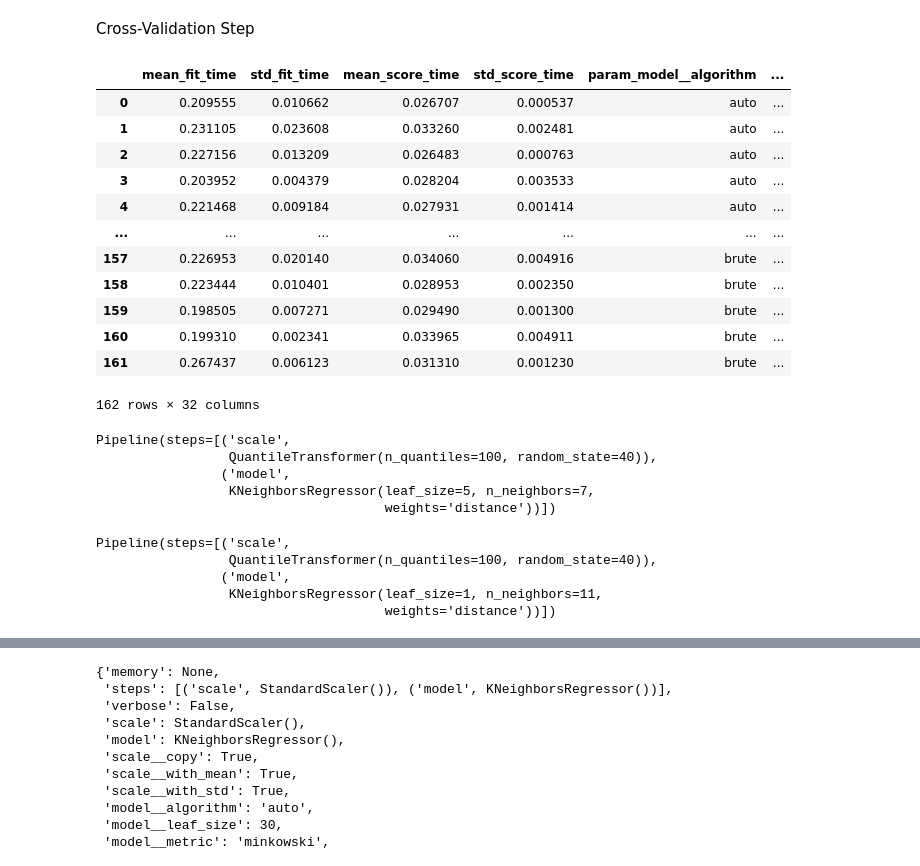
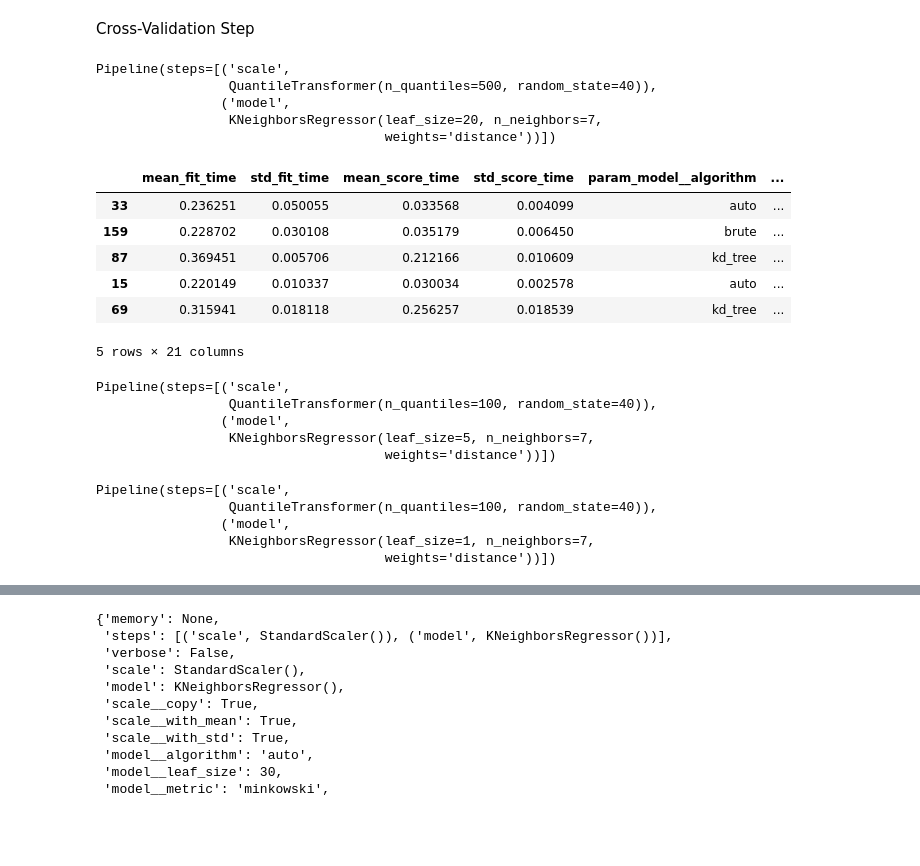
Before and after one commit to NikkiShah93/Python, a Jupyter notebook: MLProjects/SupervisedLearning/KNR.ipynb, the cells around one changed output, grey strips where cells are left out. Cells and saved outputs as stored; diff of their text form; code cells hidden in the pictures; blank space fills up the shorter version.

Commit message:
improved the model

```diff
--- a/MLProjects/SupervisedLearning/KNR.ipynb
+++ b/MLProjects/SupervisedLearning/KNR.ipynb
@@ -170,29 +170,28 @@ grid_params = {'scale__n_quantiles':[500, 700, 900],
 ## and the actual cross-validation
 ## with 3 folds
 gc = GridSearchCV(pipe, param_grid=grid_params,
-                scoring={'precision':make_scorer(precision_score), 'recall_score':make_scorer(recall_score)},
-                 cv=3, return_train_score=True, refit='precision')
+                cv=3, return_train_score=True)
 gc.fit(X_train, y_train)
 best_model = gc.best_estimator_
 ## checking the params picked
 ## and moving to the direction of the best estimators
 best_model
+# %% [output]
+Pipeline(steps=[('scale',
+                 QuantileTransformer(n_quantiles=500, random_state=40)),
+                ('model',
+                 KNeighborsRegressor(leaf_size=20, n_neighbors=7,
+                                     weights='distance'))])
 # %%
-pd.DataFrame(gc.cv_results_)#.sort_values('rank_test_score').head()
+pd.DataFrame(gc.cv_results_).sort_values('rank_test_score').head()
 # %% [output]
 |  | mean_fit_time | std_fit_time | mean_score_time | std_score_time | param_model__algorithm | ... |
-| 0 | 0.209555 | 0.010662 | 0.026707 | 0.000537 | auto | ... |
-| 1 | 0.231105 | 0.023608 | 0.033260 | 0.002481 | auto | ... |
-| 2 | 0.227156 | 0.013209 | 0.026483 | 0.000763 | auto | ... |
-| 3 | 0.203952 | 0.004379 | 0.028204 | 0.003533 | auto | ... |
-| 4 | 0.221468 | 0.009184 | 0.027931 | 0.001414 | auto | ... |
-| ... | ... | ... | ... | ... | ... | ... |
-| 157 | 0.226953 | 0.020140 | 0.034060 | 0.004916 | brute | ... |
-| 158 | 0.223444 | 0.010401 | 0.028953 | 0.002350 | brute | ... |
-| 159 | 0.198505 | 0.007271 | 0.029490 | 0.001300 | brute | ... |
-| 160 | 0.199310 | 0.002341 | 0.033965 | 0.004911 | brute | ... |
-| 161 | 0.267437 | 0.006123 | 0.031310 | 0.001230 | brute | ... |
+| 33 | 0.236251 | 0.050055 | 0.033568 | 0.004099 | auto | ... |
+| 159 | 0.228702 | 0.030108 | 0.035179 | 0.006450 | brute | ... |
+| 87 | 0.369451 | 0.005706 | 0.212166 | 0.010609 | kd_tree | ... |
+| 15 | 0.220149 | 0.010337 | 0.030034 | 0.002578 | auto | ... |
+| 69 | 0.315941 | 0.018118 | 0.256257 | 0.018539 | kd_tree | ... |
-162 rows × 32 columns
+5 rows × 21 columns
 # %%
 ## 2nd try
 grid_params_2 = {'scale__n_quantiles':[100, 300, 500],
@@ -217,7 +216,7 @@ Pipeline(steps=[('scale',
 # %%
 ## 3rd try
 grid_params_3 = {'scale__n_quantiles':[50, 70, 100],
-               'model__n_neighbors':[11, 13, 15],
+               'model__n_neighbors':[3, 5, 7],
                'model__weights':['distance'],
                'model__leaf_size':[1, 3, 5],
                'model__algorithm' : ['auto']
@@ -233,7 +232,7 @@ best_model
 Pipeline(steps=[('scale',
                  QuantileTransformer(n_quantiles=100, random_state=40)),
                 ('model',
-                 KNeighborsRegressor(leaf_size=1, n_neighbors=11,
+                 KNeighborsRegressor(leaf_size=1, n_neighbors=7,
                                      weights='distance'))])
 # %%
 best_model.score(X_test, y_test)
```
Also changed, not shown: parts of 2 cells of this notebook, 1 other file.
